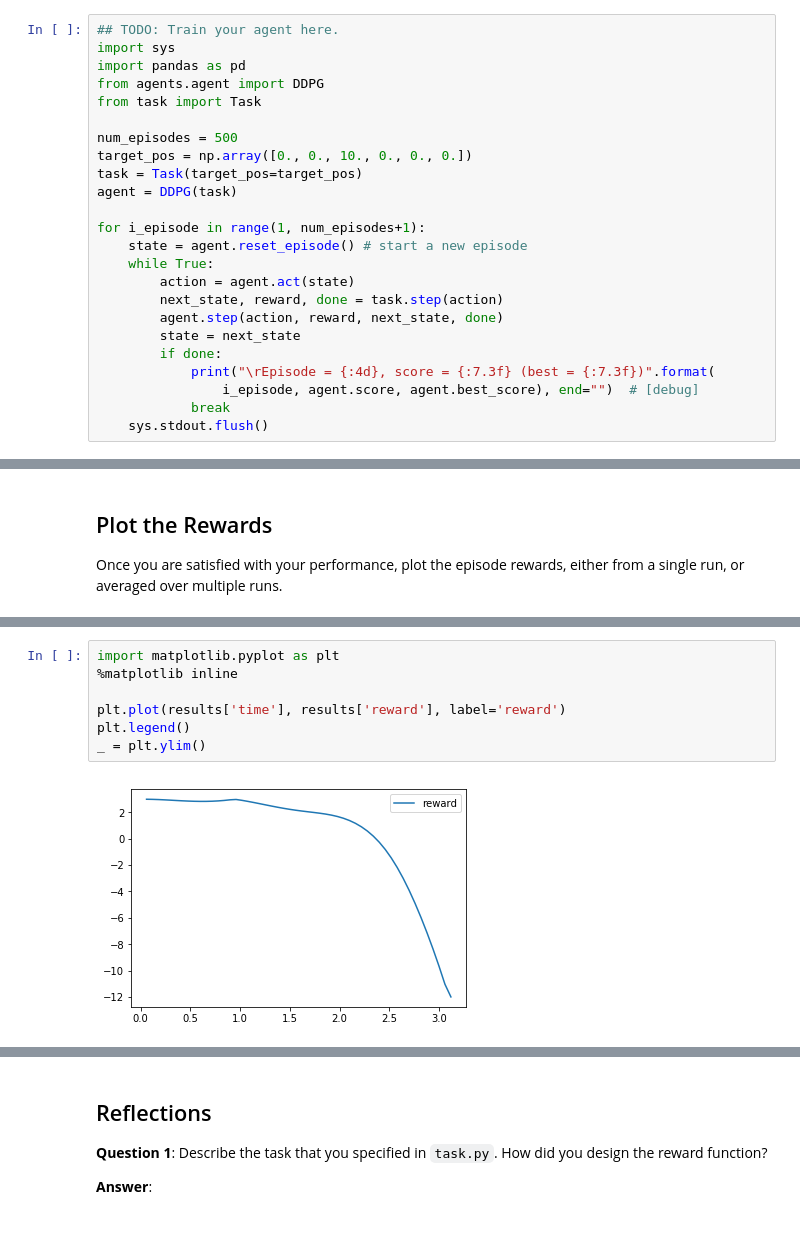
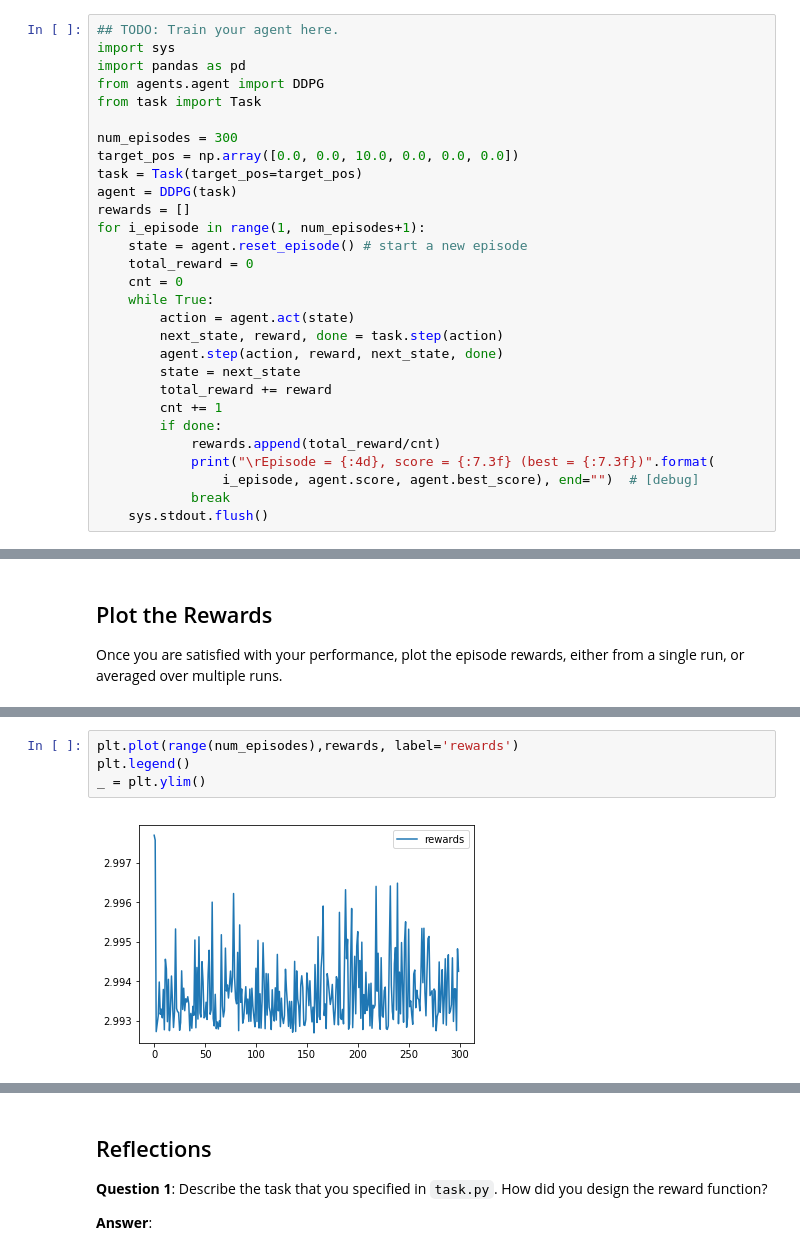
Before and after one commit to AnnoyinSamurai/RL-Quadcopter-2, a Jupyter notebook: Quadcopter_Project.ipynb, the cells around one changed output, grey strips where cells are left out. Drawn from its saved outputs; the diff is of its cells as text.

```diff
--- a/Quadcopter_Project.ipynb
+++ b/Quadcopter_Project.ipynb
@@ -228,19 +226,24 @@ import pandas as pd
 from agents.agent import DDPG
 from task import Task
 
-num_episodes = 500
-target_pos = np.array([0., 0., 10., 0., 0., 0.])
+num_episodes = 300
+target_pos = np.array([0.0, 0.0, 10.0, 0.0, 0.0, 0.0])
 task = Task(target_pos=target_pos)
 agent = DDPG(task)
-
+rewards = []
 for i_episode in range(1, num_episodes+1):
     state = agent.reset_episode() # start a new episode
+    total_reward = 0
+    cnt = 0
     while True:
         action = agent.act(state)
         next_state, reward, done = task.step(action)
         agent.step(action, reward, next_state, done)
         state = next_state
+        total_reward += reward
+        cnt += 1
         if done:
+            rewards.append(total_reward/cnt)
             print("\rEpisode = {:4d}, score = {:7.3f} (best = {:7.3f})".format(
                 i_episode, agent.score, agent.best_score), end="")  # [debug]
             break
@@ -282,15 +284,12 @@ with open(file_output, 'w') as csvfile:
         writer.writerow(to_write)
         if done:
             break
-# %%
-import matplotlib.pyplot as plt
-%matplotlib inline
-
-plt.plot(results['time'], results['reward'], label='reward')
-plt.legend()
-_ = plt.ylim()
-# %% [output]
-[figure, removed]
+# %%
+plt.plot(range(num_episodes),rewards, label='rewards')
+plt.legend()
+_ = plt.ylim()
+# %% [output]
+[figure, added]
 # %%
 plt.plot(results['time'], results['x'], label='x')
 plt.plot(results['time'], results['y'], label='y')
```
Also changed, not shown: parts of 15 cells of this notebook, 2 other files.
